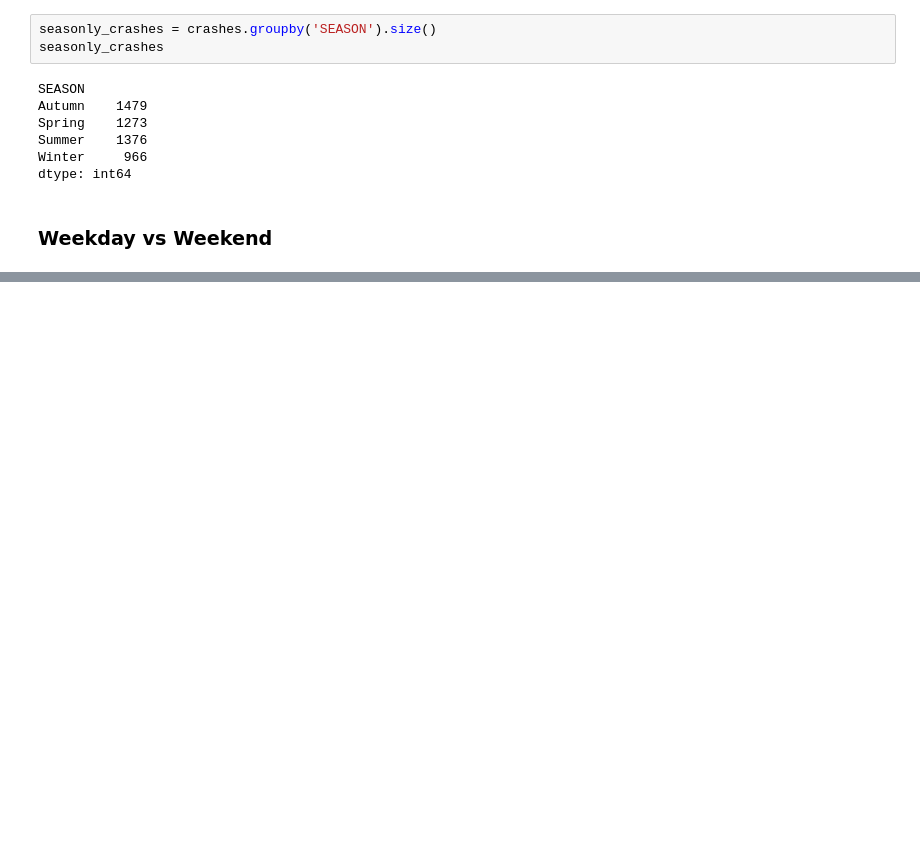
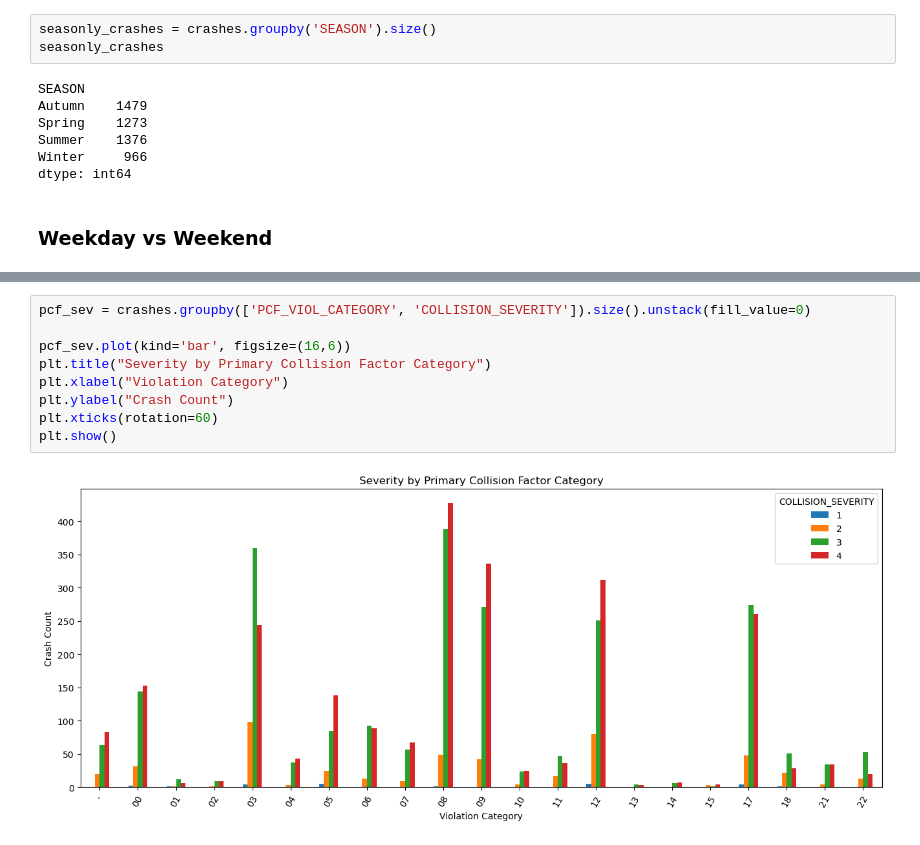
Before and after one commit to UCB-stat-159-f25/final-group07, a Jupyter notebook: data_exploration.ipynb, the cells around one changed output, grey strips where cells are left out. Saved outputs shown, nothing was run; the diff lists cells and outputs as text; blank space fills up the shorter version.

```diff
--- a/data_exploration.ipynb
+++ b/data_exploration.ipynb
@@ -156,0 +204,11 @@ crashes.head()
+# %%
+pcf_sev = crashes.groupby(['PCF_VIOL_CATEGORY', 'COLLISION_SEVERITY']).size().unstack(fill_value=0)
+
+pcf_sev.plot(kind='bar', figsize=(16,6))
+plt.title("Severity by Primary Collision Factor Category")
+plt.xlabel("Violation Category")
+plt.ylabel("Crash Count")
+plt.xticks(rotation=60)
+plt.show()
+# %% [output]
+[figure, added]
```
Also changed, not shown: parts of 13 cells of this notebook, 2 other files.
